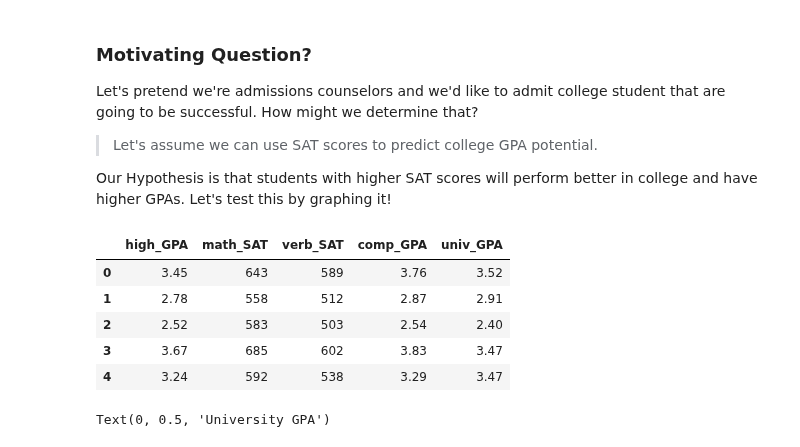
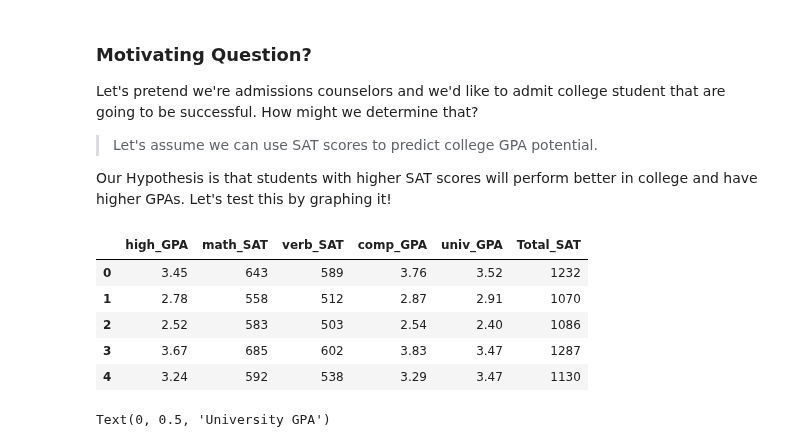
Before and after one commit to Per48edjes/Misc-DA-Prob-Stat, a Jupyter notebook: Lesson_4/Python_4/intro_to_regression.ipynb, the cells around one changed output. Saved outputs shown, nothing was run; the diff lists cells and outputs as text; code cells hidden in the pictures.

```diff
--- a/Lesson_4/Python_4/intro_to_regression.ipynb
+++ b/Lesson_4/Python_4/intro_to_regression.ipynb
@@ -36,13 +37,14 @@ Let's pretend we're admissions counselors and we'd like to admit college student
 Our Hypothesis is that students with higher SAT scores will perform better in college and have higher GPAs. Let's test this by graphing it!
 # %%
 data = pd.read_csv('sat_data.csv')
+data['Total_SAT'] = data['math_SAT'] + data['verb_SAT']
 data.head()
 # %% [output]
-|  | high_GPA | math_SAT | verb_SAT | comp_GPA | univ_GPA |
-| 0 | 3.45 | 643 | 589 | 3.76 | 3.52 |
-| 1 | 2.78 | 558 | 512 | 2.87 | 2.91 |
-| 2 | 2.52 | 583 | 503 | 2.54 | 2.40 |
-| 3 | 3.67 | 685 | 602 | 3.83 | 3.47 |
-| 4 | 3.24 | 592 | 538 | 3.29 | 3.47 |
+|  | high_GPA | math_SAT | verb_SAT | comp_GPA | univ_GPA | Total_SAT |
+| 0 | 3.45 | 643 | 589 | 3.76 | 3.52 | 1232 |
+| 1 | 2.78 | 558 | 512 | 2.87 | 2.91 | 1070 |
+| 2 | 2.52 | 583 | 503 | 2.54 | 2.40 | 1086 |
+| 3 | 3.67 | 685 | 602 | 3.83 | 3.47 | 1287 |
+| 4 | 3.24 | 592 | 538 | 3.29 | 3.47 | 1130 |
 # %%
 fig = plt.figure()
```
Also changed, not shown: parts of 32 cells of this notebook.
